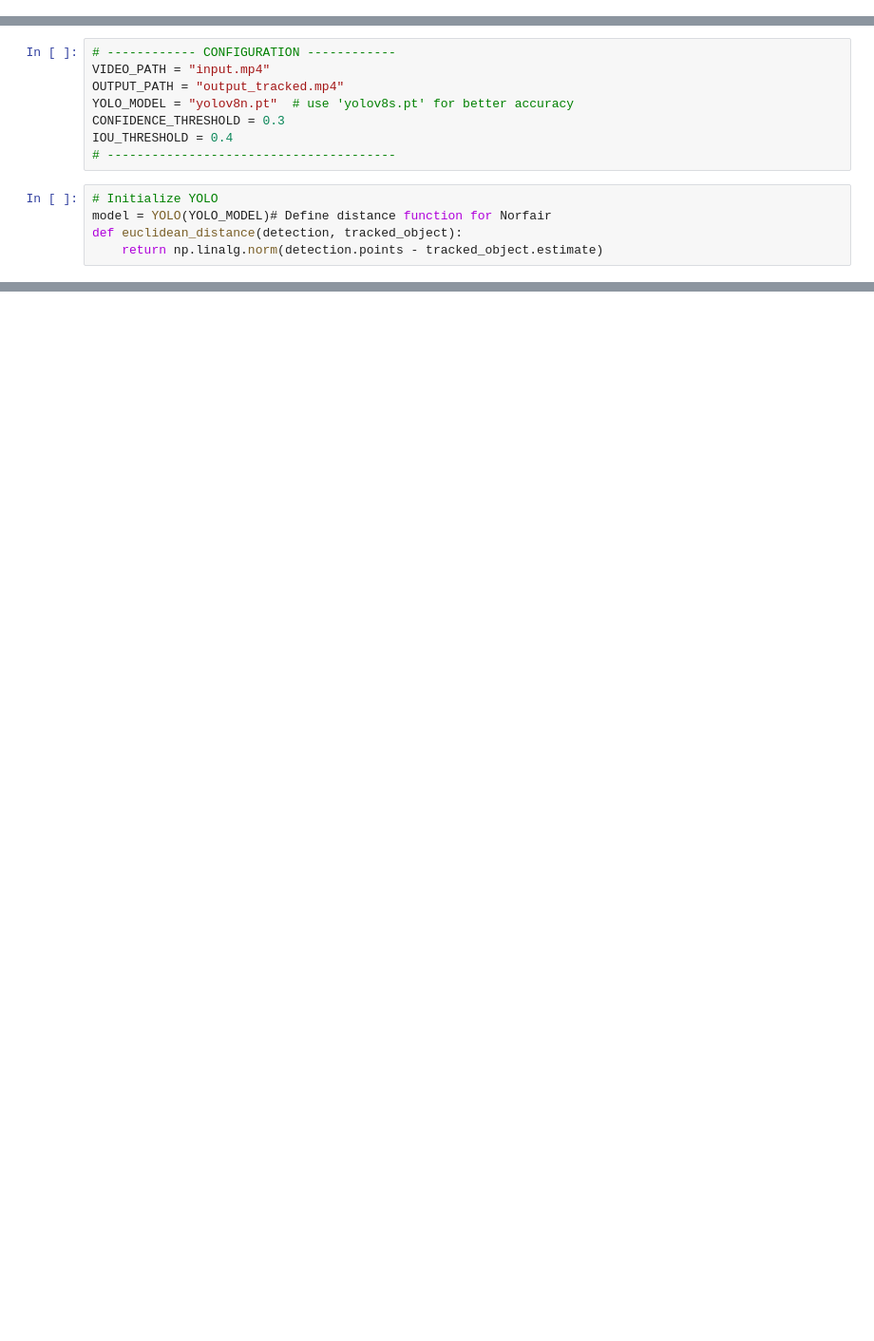
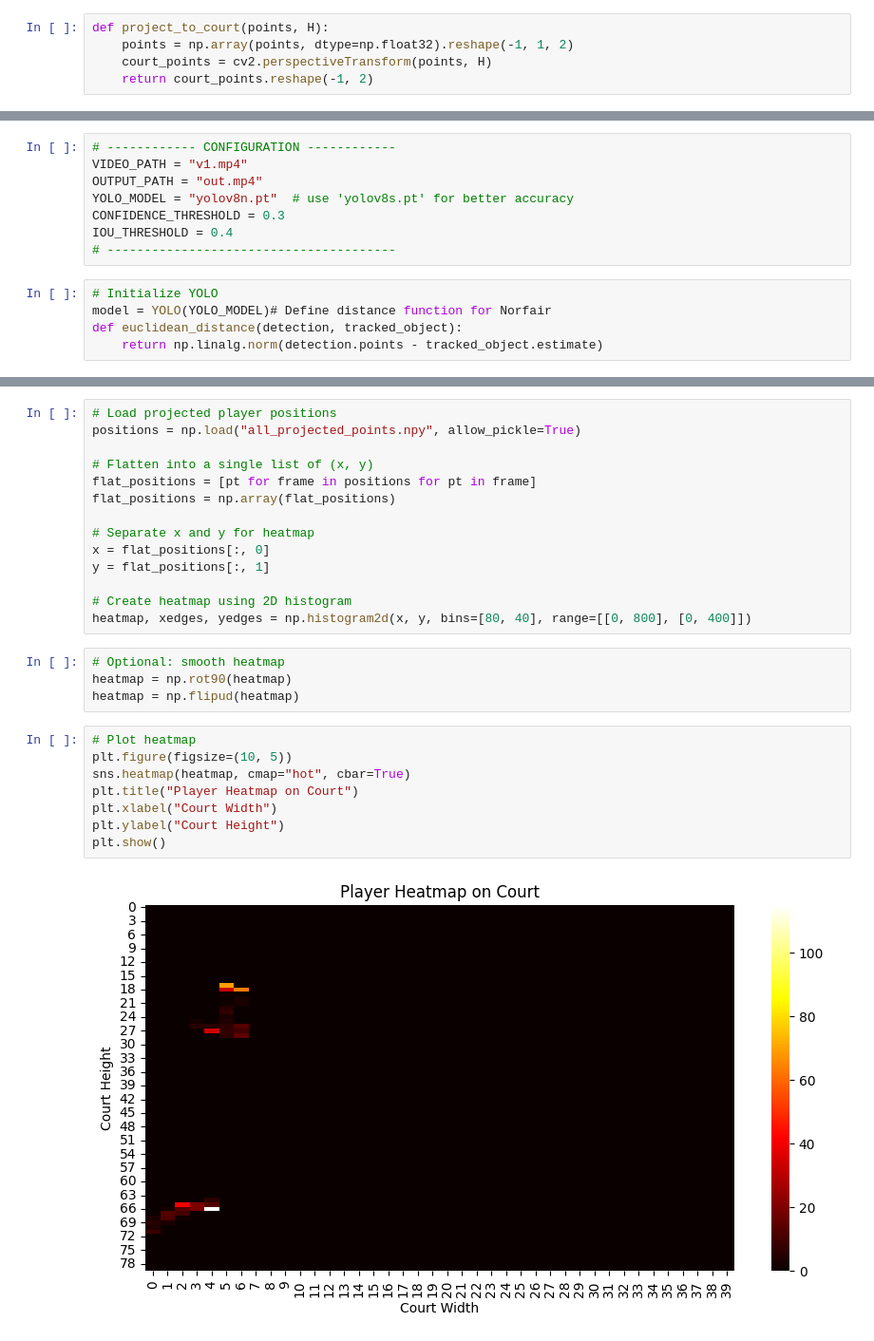
Before and after one commit to DavidJCCastro/desafiopaddle, a Jupyter notebook: v3.ipynb, the cells around one changed output, grey strips where cells are left out. Shown at 95% size. Saved outputs shown, nothing was run; the diff lists cells and outputs as text; blank space fills up the shorter version.

Commit message:
heatmap stuff

```diff
--- a/v3.ipynb
+++ b/v3.ipynb
@@ -965,2 +1017,7 @@ Aligned video saved to v1.mp4
+# %%
+def project_to_court(points, H):
+    points = np.array(points, dtype=np.float32).reshape(-1, 1, 2)
+    court_points = cv2.perspectiveTransform(points, H)
+    return court_points.reshape(-1, 2)
 # %% [markdown]
 ## Player tracking
@@ -974,7 +1030,7 @@ ValueError: numpy.dtype size changed, may indicate binary incompatibility. Expec
 # %%
 # ------------ CONFIGURATION ------------
-VIDEO_PATH = "input.mp4"
-OUTPUT_PATH = "output_tracked.mp4"
+VIDEO_PATH = "v1.mp4"
+OUTPUT_PATH = "out.mp4"
 YOLO_MODEL = "yolov8n.pt"  # use 'yolov8s.pt' for better accuracy
 CONFIDENCE_THRESHOLD = 0.3
 IOU_THRESHOLD = 0.4
@@ -997,0 +1132,28 @@ out = cv2.VideoWriter(OUTPUT_PATH, fourcc, fps, (width, height))
+# %%
+# Load projected player positions
+positions = np.load("all_projected_points.npy", allow_pickle=True)
+
+# Flatten into a single list of (x, y)
+flat_positions = [pt for frame in positions for pt in frame]
+flat_positions = np.array(flat_positions)
+
+# Separate x and y for heatmap
+x = flat_positions[:, 0]
+y = flat_positions[:, 1]
+
+# Create heatmap using 2D histogram
+heatmap, xedges, yedges = np.histogram2d(x, y, bins=[80, 40], range=[[0, 800], [0, 400]])
+# %%
+# Optional: smooth heatmap
+heatmap = np.rot90(heatmap)
+heatmap = np.flipud(heatmap)
+# %%
+# Plot heatmap
+plt.figure(figsize=(10, 5))
+sns.heatmap(heatmap, cmap="hot", cbar=True)
+plt.title("Player Heatmap on Court")
+plt.xlabel("Court Width")
+plt.ylabel("Court Height")
+plt.show()
+# %% [output]
+[figure, added]
```
Also changed, not shown: parts of 13 cells of this notebook, 5 other files.
